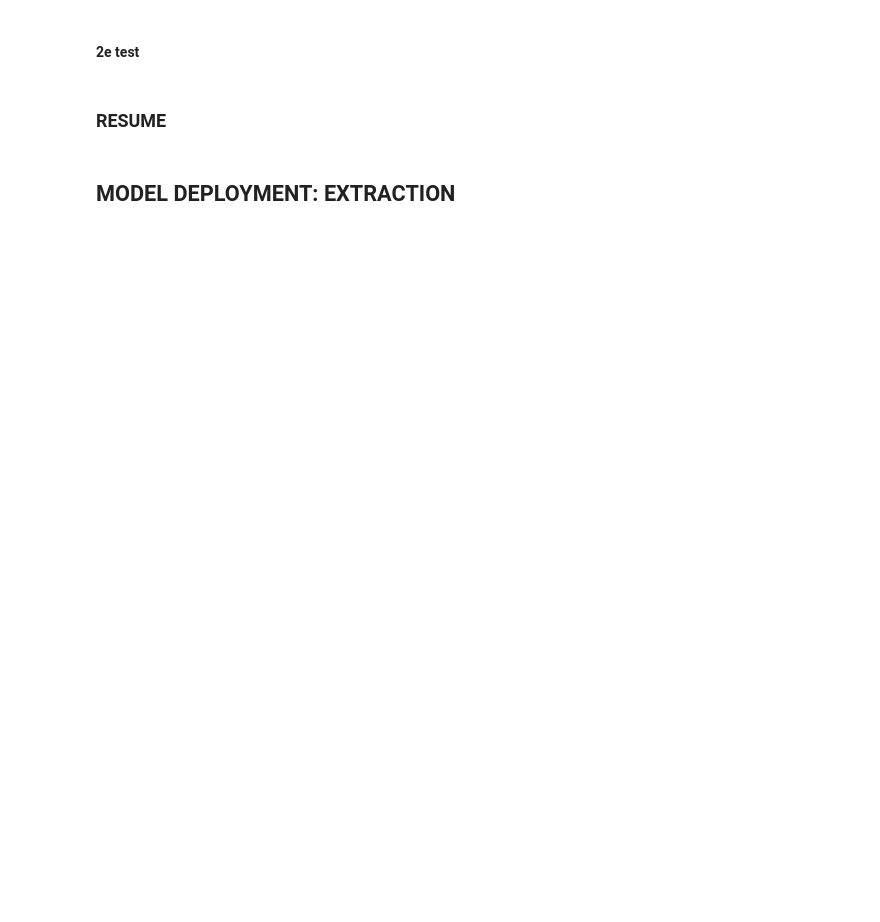
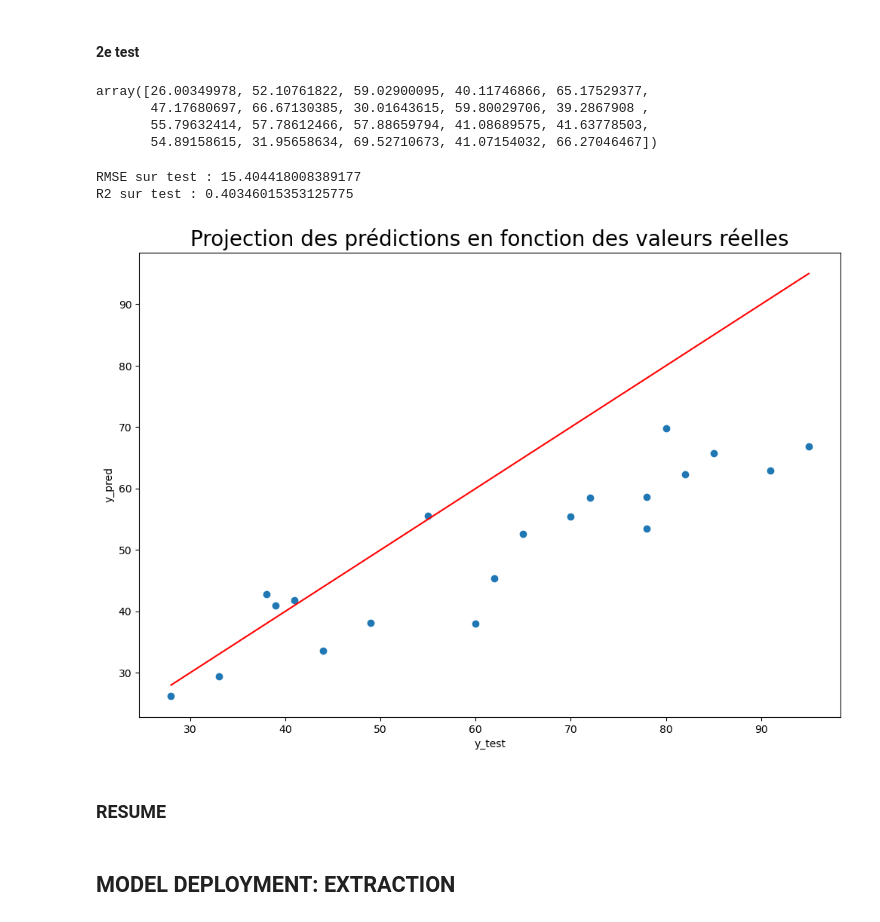
Before and after one commit to Didi17ane/Datas_Exploration, a Jupyter notebook: Modèles IA/Formel_TrainingModel.ipynb, the cells around one changed output. Saved outputs shown, nothing was run; the diff lists cells and outputs as text; code cells hidden in the pictures; blank space fills up the shorter version.

```diff
--- a/Modèles IA/Formel_TrainingModel.ipynb
+++ b/Modèles IA/Formel_TrainingModel.ipynb
@@ -563,25 +613,25 @@ y_d
 # %%
 # Test intérieur du modèle extrait
 datas = pd.DataFrame([
-    {'mstat':0, 'rev_total_mois':0,        'age_grp':0, 'empl_formel':0, 'bancarise':0, 'a_assurance':0, 'logem':1, 'Profil_Score':28},
-    {'mstat':1, 'rev_total_mois':50000,    'age_grp':1, 'empl_formel':1, 'bancarise':1, 'a_assurance':1, 'logem':2, 'Profil_Score':65},
-    {'mstat':2, 'rev_total_mois':120000,   'age_grp':2, 'empl_formel':0, 'bancarise':1, 'a_assurance':0, 'logem':3, 'Profil_Score':78},
-    {'mstat':3, 'rev_total_mois':250000,   'age_grp':3, 'empl_formel':1, 'bancarise':0, 'a_assurance':1, 'logem':0, 'Profil_Score':49},
-    {'mstat':4, 'rev_total_mois':400000,   'age_grp':4, 'empl_formel':0, 'bancarise':1, 'a_assurance':1, 'logem':2, 'Profil_Score':85},
-    {'mstat':5, 'rev_total_mois':30000,    'age_grp':5, 'empl_formel':1, 'bancarise':0, 'a_assurance':1, 'logem':3, 'Profil_Score':62},
-    {'mstat':2, 'rev_total_mois':900000,   'age_grp':6, 'empl_formel':0, 'bancarise':1, 'a_assurance':0, 'logem':2, 'Profil_Score':91},
-    {'mstat':0, 'rev_total_mois':150000,   'age_grp':1, 'empl_formel':0, 'bancarise':0, 'a_assurance':0, 'logem':0, 'Profil_Score':33},
-    {'mstat':4, 'rev_total_mois':80000,    'age_grp':5, 'empl_formel':1, 'bancarise':1, 'a_assurance':1, 'logem':1, 'Profil_Score':72},
-    {'mstat':1, 'rev_total_mois':1000000,  'age_grp':0, 'empl_formel':0, 'bancarise':0, 'a_assurance':0, 'logem':2, 'Profil_Score':38},
-    {'mstat':5, 'rev_total_mois':290000,   'age_grp':3, 'empl_formel':1, 'bancarise':1, 'a_assurance':0, 'logem':3, 'Profil_Score':70},
-    {'mstat':1, 'rev_total_mois':750000,   'age_grp':4, 'empl_formel':1, 'bancarise':1, 'a_assurance':1, 'logem':0, 'Profil_Score':82},
-    {'mstat':2, 'rev_total_mois':330000,   'age_grp':2, 'empl_formel':0, 'bancarise':0, 'a_assurance':1, 'logem':2, 'Profil_Score':55},
-    {'mstat':0, 'rev_total_mois':200000,   'age_grp':1, 'empl_formel':1, 'bancarise':0, 'a_assurance':1, 'logem':1, 'Profil_Score':60},
-    {'mstat':5, 'rev_total_mois':50000,    'age_grp':6, 'empl_formel':1, 'bancarise':0, 'a_assurance':0, 'logem':3, 'Profil_Score':41},
-    {'mstat':4, 'rev_total_mois':870000,   'age_grp':0, 'empl_formel':0, 'bancarise':1, 'a_assurance':1, 'logem':1, 'Profil_Score':78},
-    {'mstat':3, 'rev_total_mois':20000,    'age_grp':1, 'empl_formel':1, 'bancarise':1, 'a_assurance':0, 'logem':0, 'Profil_Score':44},
-    {'mstat':2, 'rev_total_mois':450000,   'age_grp':3, 'empl_formel':0, 'bancarise':1, 'a_assurance':1, 'logem':3, 'Profil_Score':80},
-    {'mstat':0, 'rev_total_mois':35000,    'age_grp':5, 'empl_formel':1, 'bancarise':0, 'a_assurance':0, 'logem':2, 'Profil_Score':39},
-    {'mstat':5, 'rev_total_mois':800000,   'age_grp':6, 'empl_formel':1, 'bancarise':1, 'a_assurance':1, 'logem':2, 'Profil_Score':95}
+    {'mstat':0, 'rev_total_mois':0,        'age_grp':0, 'bancarise':0, 'a_assurance':0, 'logem':1, 'Profil_Score':28},
+    {'mstat':1, 'rev_total_mois':50000,    'age_grp':1, 'bancarise':1, 'a_assurance':1, 'logem':2, 'Profil_Score':65},
+    {'mstat':2, 'rev_total_mois':120000,   'age_grp':2, 'bancarise':1, 'a_assurance':0, 'logem':3, 'Profil_Score':78},
+    {'mstat':3, 'rev_total_mois':250000,   'age_grp':3, 'bancarise':0, 'a_assurance':1, 'logem':0, 'Profil_Score':49},
+    {'mstat':4, 'rev_total_mois':400000,   'age_grp':4, 'bancarise':1, 'a_assurance':1, 'logem':2, 'Profil_Score':85},
+    {'mstat':5, 'rev_total_mois':30000,    'age_grp':5, 'bancarise':0, 'a_assurance':1, 'logem':3, 'Profil_Score':62},
+    {'mstat':2, 'rev_total_mois':900000,   'age_grp':6, 'bancarise':1, 'a_assurance':0, 'logem':2, 'Profil_Score':91},
+    {'mstat':0, 'rev_total_mois':150000,   'age_grp':1, 'bancarise':0, 'a_assurance':0, 'logem':0, 'Profil_Score':33},
+    {'mstat':4, 'rev_total_mois':80000,    'age_grp':5, 'bancarise':1, 'a_assurance':1, 'logem':1, 'Profil_Score':72},
+    {'mstat':1, 'rev_total_mois':1000000,  'age_grp':0, 'bancarise':0, 'a_assurance':0, 'logem':2, 'Profil_Score':38},
+    {'mstat':5, 'rev_total_mois':290000,   'age_grp':3, 'bancarise':1, 'a_assurance':0, 'logem':3, 'Profil_Score':70},
+    {'mstat':1, 'rev_total_mois':750000,   'age_grp':4, 'bancarise':1, 'a_assurance':1, 'logem':0, 'Profil_Score':82},
+    {'mstat':2, 'rev_total_mois':330000,   'age_grp':2, 'bancarise':0, 'a_assurance':1, 'logem':2, 'Profil_Score':55},
+    {'mstat':0, 'rev_total_mois':200000,   'age_grp':1, 'bancarise':0, 'a_assurance':1, 'logem':1, 'Profil_Score':60},
+    {'mstat':5, 'rev_total_mois':50000,    'age_grp':6, 'bancarise':0, 'a_assurance':0, 'logem':3, 'Profil_Score':41},
+    {'mstat':4, 'rev_total_mois':870000,   'age_grp':0, 'bancarise':1, 'a_assurance':1, 'logem':1, 'Profil_Score':78},
+    {'mstat':3, 'rev_total_mois':20000,    'age_grp':1, 'bancarise':1, 'a_assurance':0, 'logem':0, 'Profil_Score':44},
+    {'mstat':2, 'rev_total_mois':450000,   'age_grp':3, 'bancarise':1, 'a_assurance':1, 'logem':3, 'Profil_Score':80},
+    {'mstat':0, 'rev_total_mois':35000,    'age_grp':5, 'bancarise':0, 'a_assurance':0, 'logem':2, 'Profil_Score':39},
+    {'mstat':5, 'rev_total_mois':800000,   'age_grp':6, 'bancarise':1, 'a_assurance':1, 'logem':2, 'Profil_Score':95}
 ])
 datas
@@ -613,20 +707,30 @@ plt.show()
 # %%
 pred_data = best_boost.predict(datas_p)
 pred_data
+# %% [output]
+array([26.00349978, 52.10761822, 59.02900095, 40.11746866, 65.17529377,
+       47.17680697, 66.67130385, 30.01643615, 59.80029706, 39.2867908 ,
+       55.79632414, 57.78612466, 57.88659794, 41.08689575, 41.63778503,
+       54.89158615, 31.95658634, 69.52710673, 41.07154032, 66.27046467])
 # %%
-rms_data = np.sqrt(mean_squared_error(y_d, pred_data))
-r_data = r2_score(y_d, pred_data)
+rms_data = np.sqrt(mean_squared_error(y_datas, pred_data))
+r_data = r2_score(y_datas, pred_data)
 
 print(f"RMSE sur test : {rms_data}")
 print(f"R2 sur test : {r_data}")
+# %% [output]
+RMSE sur test : 15.404418008389177
+R2 sur test : 0.40346015353125775
 # %%
 fig = plt.figure(figsize=(12,8))
 ax = fig.add_subplot(1, 1, 1)
-ax.scatter(y_datas, pred_xboost)
+ax.scatter(y_datas, pred_data)
 ax.plot([y_datas.min(), y_datas.max()], [y_datas.min(), y_datas.max()], color='r')
 ax.set(xlabel='y_test', ylabel='y_pred')
 plt.title("Projection des prédictions en fonction des valeurs réelles", fontsize=20)
 plt.show()
+# %% [output]
+[figure, added]
 # %% [markdown]
 ### **RESUME**
 # %% [markdown]
```
Also changed, not shown: parts of 12 cells of this notebook, 5 other files.
